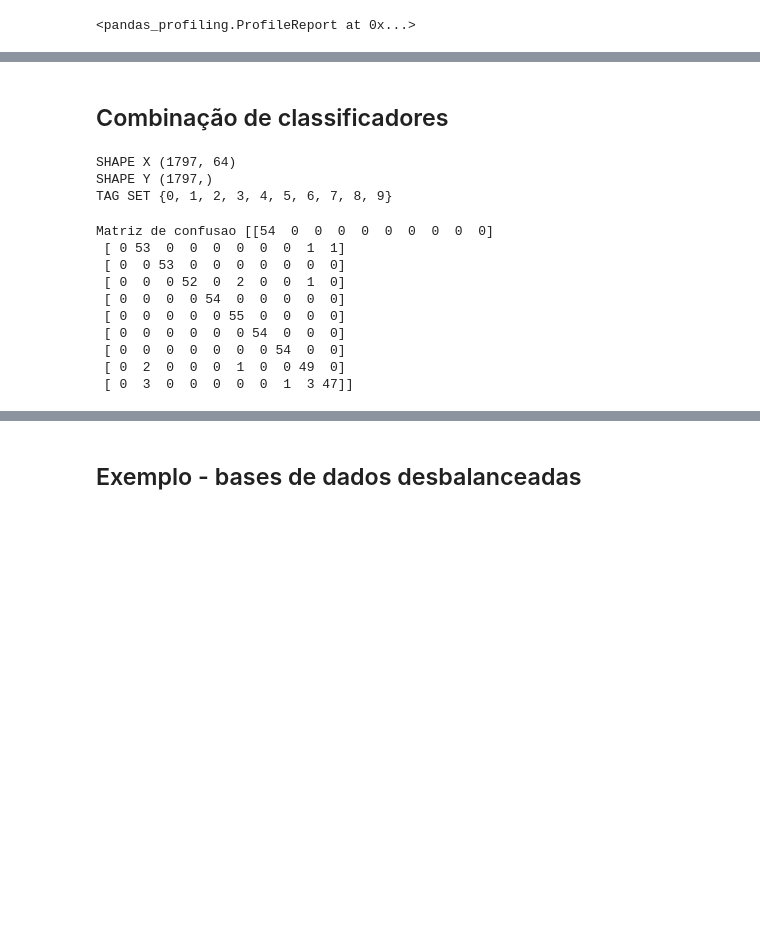
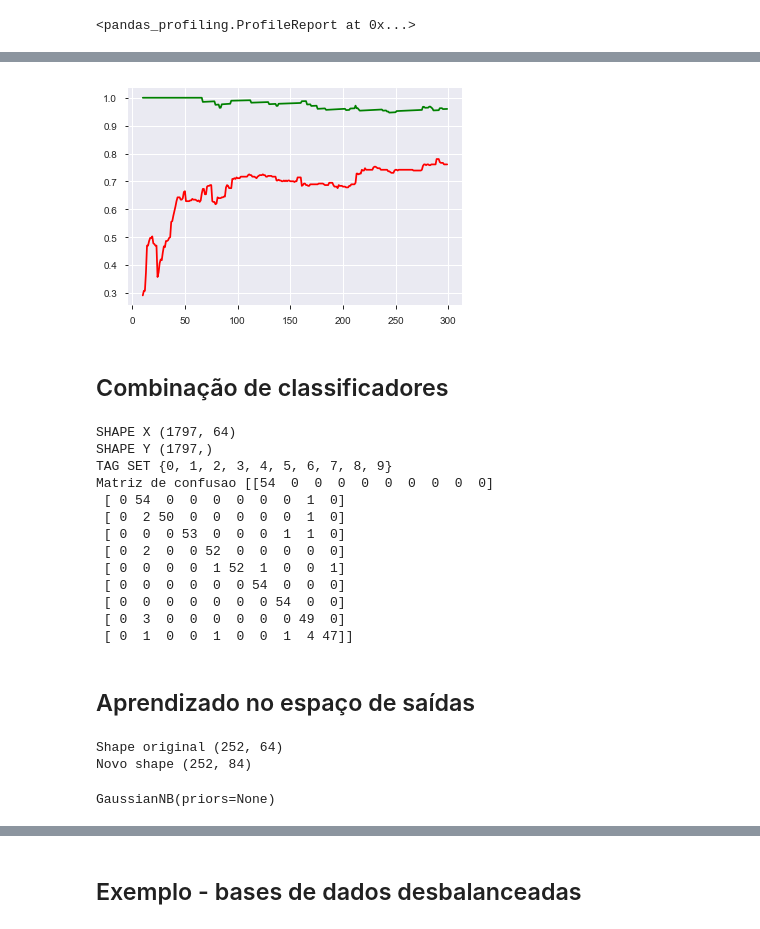
Before and after one commit to fnbalves/curso_machine_learning, a Jupyter notebook: Aprendendo python - parte 3 (sklearn).ipynb, the cells around one changed output, grey strips where cells are left out. Drawn from its saved outputs; the diff is of its cells as text; code cells hidden in the pictures; blank space fills up the shorter version.

Commit message:
New sklearn lessons

```diff
--- a/Aprendendo python - parte 3 (sklearn).ipynb
+++ b/Aprendendo python - parte 3 (sklearn).ipynb
@@ -320,0 +387,15 @@ pandas_profiling.ProfileReport(pd_train)
+# %%
+from sklearn.model_selection import KFold
+
+digits = datasets.load_digits()
+X = digits.data
+Y = digits.target
+
+kf = KFold(n_splits=3)
+
+for train_index, test_index in kf.split(X):
+    X_train, X_test = X[train_index], X[test_index]
+    Y_train, Y_test = Y[train_index], Y[test_index]
+    model = GaussianNB()
+    model.fit(X_train, Y_train)
+    print('Acuracia atual', model.score(X_test, Y_test))
@@ -320,0 +408,9 @@ pandas_profiling.ProfileReport(pd_train)
+# %%
+from sklearn.model_selection import learning_curve
+from sklearn.naive_bayes import GaussianNB
+
+digits = datasets.load_digits()
+X = digits.data
+Y = digits.target
+
+train_sizes, train_scores, valid_scores = learning_curve(GaussianNB(), X, Y, train_sizes=[x for x in range(10, 300)], cv=5)
@@ -321,3 +438,13 @@ pandas_profiling.ProfileReport(pd_train)
+# %%
+%matplotlib inline
+
+import matplotlib.pyplot as plt
+plt.figure()
+plt.plot(train_sizes, train_scores[:, 0], '-g')
+plt.plot(train_sizes, valid_scores[:, 0], '-r')
+plt.show(block=False)
+# %% [output]
+[figure, added]
 # %% [markdown]
 <h2>Combinação de classificadores</h2>
 # %%
@@ -326,9 +453,9 @@ from sklearn.linear_model import LogisticRegression
 from sklearn.neighbors import KNeighborsClassifier
 from sklearn.ensemble import VotingClassifier
 
-iris = datasets.load_digits()
-X = iris.data
-Y = iris.target
+digits = datasets.load_digits()
+X = digits.data
+Y = digits.target
 
 print('SHAPE X', np.shape(X))
 print('SHAPE Y', np.shape(Y))
@@ -359,13 +486,15 @@ print('Matriz de confusao', cm)
 SHAPE X (1797, 64)
 SHAPE Y (1797,)
 TAG SET {0, 1, 2, 3, 4, 5, 6, 7, 8, 9}
+Matriz de confusao [[54  0  0  0  0  0  0  0  0  0]
+ [ 0 54  0  0  0  0  0  0  1  0]
+ [ 0  2 50  0  0  0  0  0  1  0]
+ [ 0  0  0 53  0  0  0  1  1  0]
+ [ 0  2  0  0 52  0  0  0  0  0]
+ [ 0  0  0  0  1 52  1  0  0  1]
+ [ 0  0  0  0  0  0 54  0  0  0]
+ [ 0  0  0  0  0  0  0 54  0  0]
+ [ 0  3  0  0  0  0  0  0 49  0]
+ [ 0  1  0  0  1  0  0  1  4 47]]
-Matriz de confusao [[54  0  0  0  0  0  0  0  0  0]
- [ 0 53  0  0  0  0  0  0  1  1]
- [ 0  0 53  0  0  0  0  0  0  0]
- [ 0  0  0 52  0  2  0  0  1  0]
- [ 0  0  0  0 54  0  0  0  0  0]
- [ 0  0  0  0  0 55  0  0  0  0]
- [ 0  0  0  0  0  0 54  0  0  0]
- [ 0  0  0  0  0  0  0 54  0  0]
- [ 0  2  0  0  0  1  0  0 49  0]
- [ 0  3  0  0  0  0  0  1  3 47]]
+# %% [markdown]
+<h2>Aprendizado no espaço de saídas</h2>
@@ -371,0 +536,11 @@ Matriz de confusao [[54  0  0  0  0  0  0  0  0  0]
+# %%
+print('Shape original', np.shape(X_validation))
+print('Novo shape', np.shape(final_X_validation))
+# %% [output]
+Shape original (252, 64)
+Novo shape (252, 84)
+# %%
+final_classif = GaussianNB()
+final_classif.fit(final_X_validation, Y_validation)
+# %% [output]
+GaussianNB(priors=None)
```
Also changed, not shown: parts of 56 cells of this notebook.
